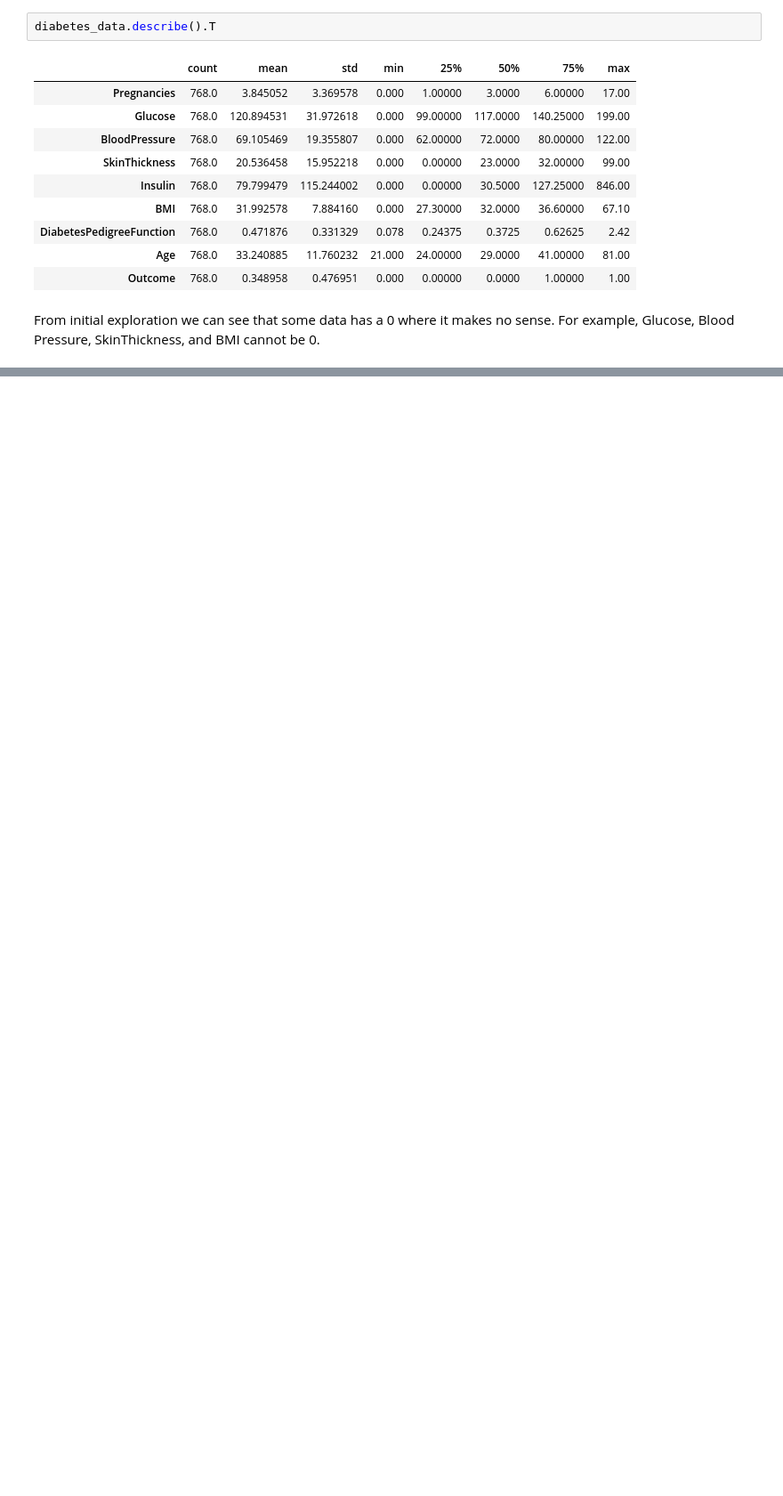
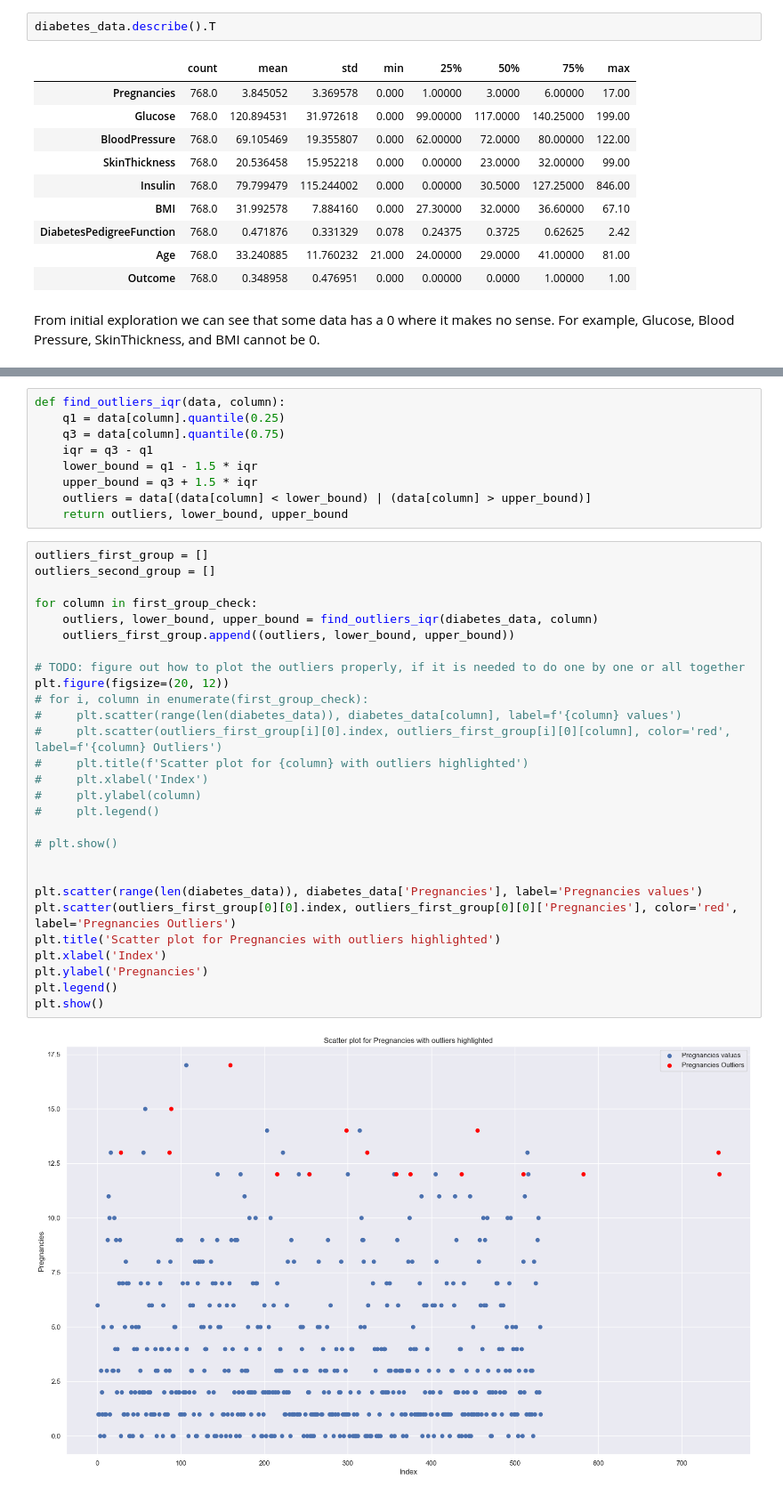
Before and after one commit to bitfalt/IA-Project1, a Jupyter notebook: notebooks/diabetes.ipynb, the cells around one changed output, grey strips where cells are left out. Shown: that part at 89% size. Drawn from its saved outputs; the diff is of its cells as text; blank space fills up the shorter version.

```diff
--- a/notebooks/diabetes.ipynb
+++ b/notebooks/diabetes.ipynb
@@ -72,0 +116,39 @@ From initial exploration we can see that some data has a 0 where it makes no sen
+# %%
+def find_outliers_iqr(data, column):
+    q1 = data[column].quantile(0.25)
+    q3 = data[column].quantile(0.75)
+    iqr = q3 - q1
+    lower_bound = q1 - 1.5 * iqr
+    upper_bound = q3 + 1.5 * iqr
+    outliers = data[(data[column] < lower_bound) | (data[column] > upper_bound)]
+    return outliers, lower_bound, upper_bound
+# %%
+outliers_first_group = []
+outliers_second_group = []
+
+for column in first_group_check:
+    outliers, lower_bound, upper_bound = find_outliers_iqr(diabetes_data, column)
+    outliers_first_group.append((outliers, lower_bound, upper_bound))
+
+# TODO: figure out how to plot the outliers properly, if it is needed to do one by one or all together
+plt.figure(figsize=(20, 12))
+# for i, column in enumerate(first_group_check):
+#     plt.scatter(range(len(diabetes_data)), diabetes_data[column], label=f'{column} values')
+#     plt.scatter(outliers_first_group[i][0].index, outliers_first_group[i][0][column], color='red', label=f'{column} Outliers')
+#     plt.title(f'Scatter plot for {column} with outliers highlighted')
+#     plt.xlabel('Index')
+#     plt.ylabel(column)
+#     plt.legend()
+
+# plt.show()
+
+
+plt.scatter(range(len(diabetes_data)), diabetes_data['Pregnancies'], label='Pregnancies values')
+plt.scatter(outliers_first_group[0][0].index, outliers_first_group[0][0]['Pregnancies'], color='red', label='Pregnancies Outliers')
+plt.title('Scatter plot for Pregnancies with outliers highlighted')
+plt.xlabel('Index')
+plt.ylabel('Pregnancies')
+plt.legend()
+plt.show()
+# %% [output]
+[figure, added]
```
Also changed, not shown: parts of 6 cells of this notebook.
